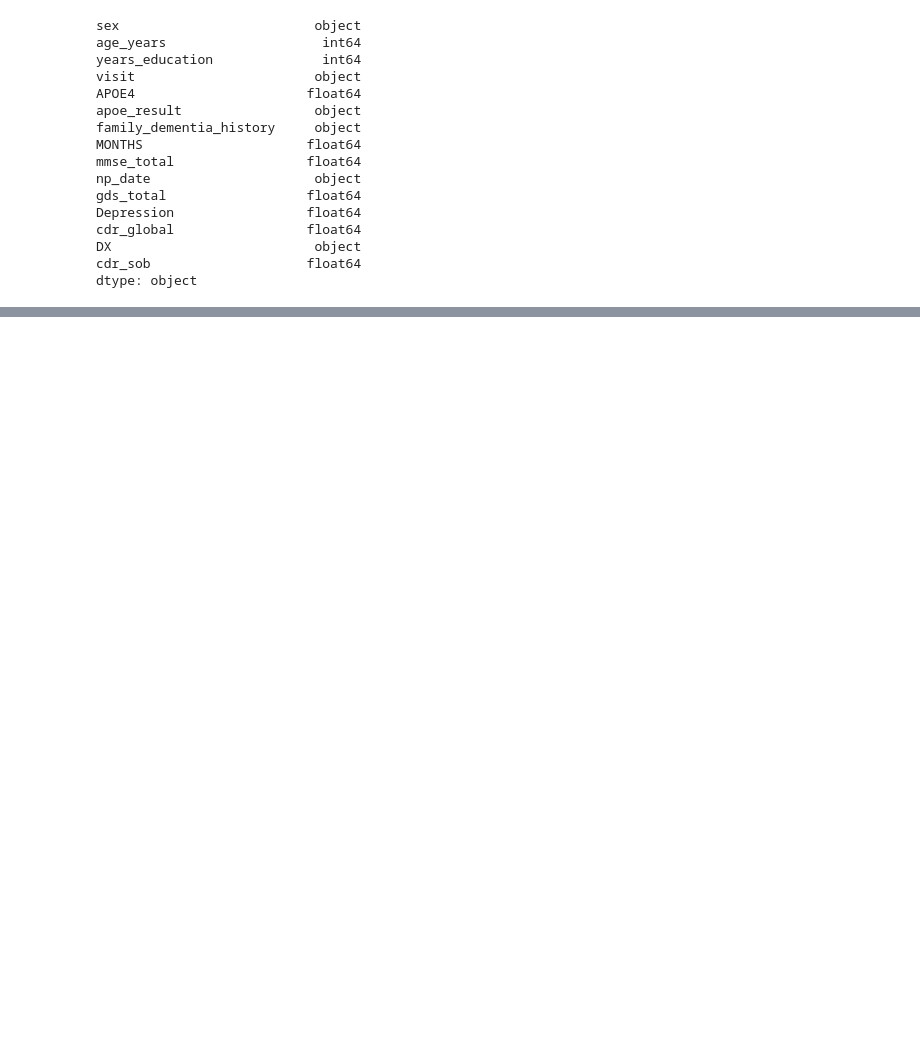
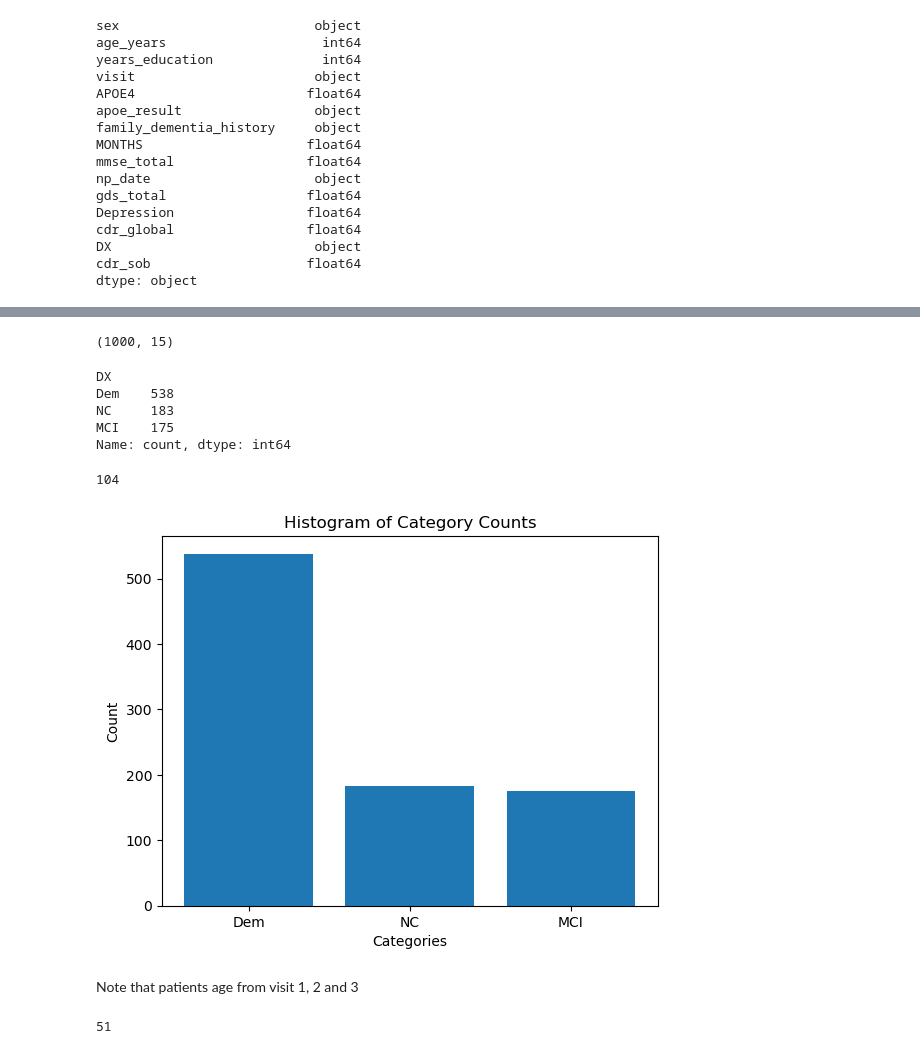
Before and after one commit to SofiaG73/ml_alzheimer, a Jupyter notebook: analisedados.ipynb, the cells around one changed output, grey strips where cells are left out. Cells and saved outputs as stored; diff of their text form; code cells hidden in the pictures; blank space fills up the shorter version.

```diff
--- a/analisedados.ipynb
+++ b/analisedados.ipynb
@@ -184,5 +177,6 @@ dtype: int64
 # %%
 df_v3 = df[df["visit"]=="V3"]
+df_v3.set_index('patient_id', inplace=True)
 # %%
 df_v3.isnull().sum()
 # %% [output]
@@ -300,0 +310,3 @@ dtype: object
+# %%
+# remove null columns
+df_v3 = df_v3.dropna(axis=1, how='all')
@@ -300,0 +323,33 @@ dtype: object
+# %%
+df_v3.shape
+# %% [output]
+(1000, 15)
+# %%
+value_counts = df_v3["DX"].value_counts()
+value_counts
+# %% [output]
+DX
+Dem    538
+NC     183
+MCI    175
+Name: count, dtype: int64
+# %%
+df_v3["DX"].isnull().sum()
+# %% [output]
+104
+# %%
+# histogram of DX
+plt.bar(value_counts.index, value_counts.values)
+plt.xlabel('Categories')
+plt.ylabel('Count')
+plt.title('Histogram of Category Counts')
+plt.show()
+# %% [output]
+[figure, added]
+# %% [markdown]
+Note that patients age from visit 1, 2 and 3
+# %%
+# patient id 1
+df_v1.loc[1]["age_years"]
+# %% [output]
+51
```
Also changed, not shown: parts of 23 cells of this notebook.
